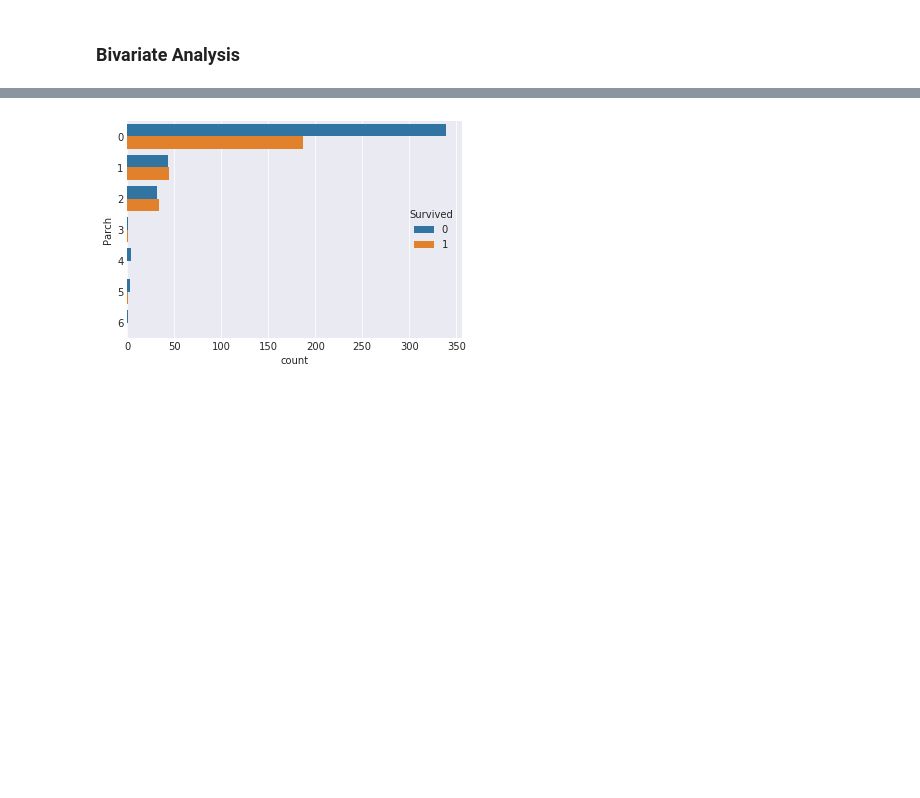
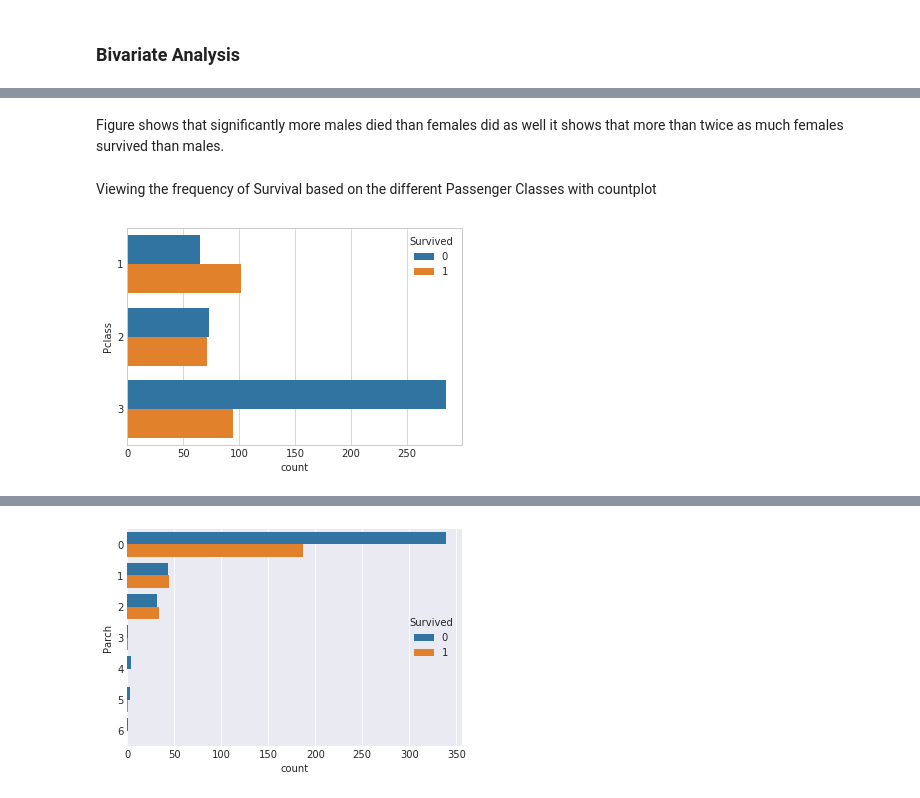
Before and after one commit to 3Thiago/Data-Science-Analtyics, a Jupyter notebook: Titanic Survival Prediction.ipynb, the cells around one changed output, grey strips where cells are left out. Drawn from its saved outputs; the diff is of its cells as text; code cells hidden in the pictures; blank space fills up the shorter version.

```diff
--- a/Titanic Survival Prediction.ipynb
+++ b/Titanic Survival Prediction.ipynb
@@ -143,0 +179,10 @@ array([3, 1, 2], dtype=int64)
+# %% [markdown]
+Figure shows that significantly more males died than females did as well it shows that more than twice as much females survived than males.
+# %% [markdown]
+Viewing the frequency of Survival based on the different Passenger Classes with countplot
+# %%
+# Showing frequency of survived by Passenger Class
+with sb.axes_style('whitegrid'):
+    sb.countplot(data=titanic, hue ='Survived', y='Pclass')
+# %% [output]
+[figure, added]
```
Also changed, not shown: parts of 62 cells of this notebook.
